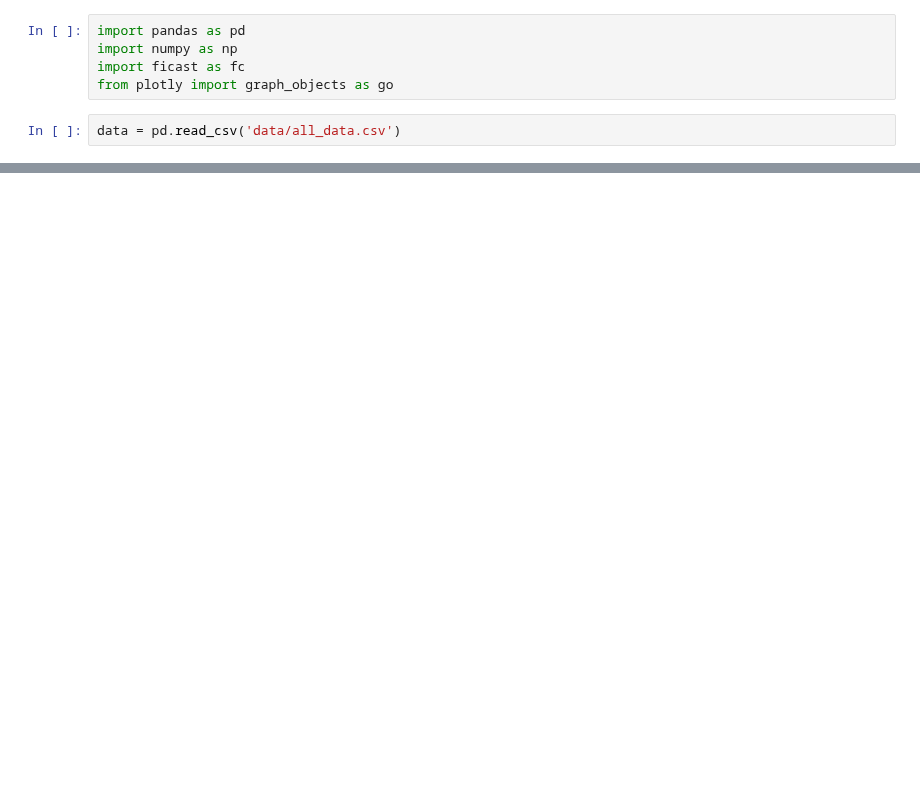
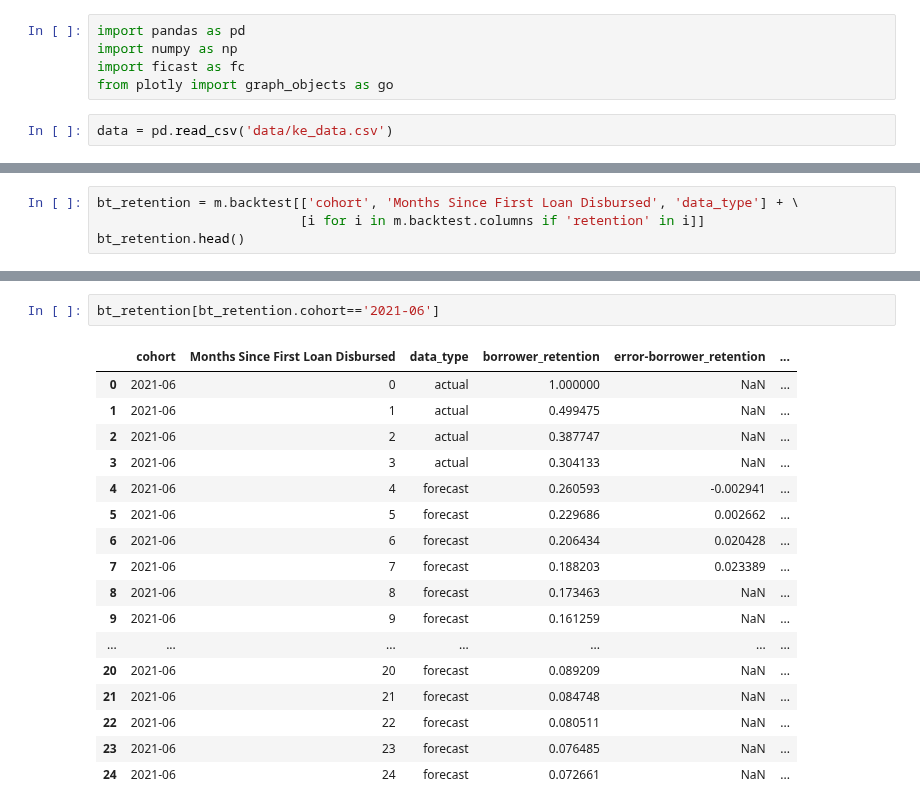
Before and after one commit to kliao-tala/pyltv, a Jupyter notebook: Survival Exploratory Analysis.ipynb, the cells around one changed output, grey strips where cells are left out. Cells and saved outputs as stored; diff of their text form; blank space fills up the shorter version.

```diff
--- a/Survival Exploratory Analysis.ipynb
+++ b/Survival Exploratory Analysis.ipynb
@@ -4,4 +4,4 @@ import numpy as np
 import ficast as fc
 from plotly import graph_objects as go
 # %%
-data = pd.read_csv('data/all_data.csv')
+data = pd.read_csv('data/ke_data.csv')
@@ -46,0 +86,4 @@ m.plot_cohorts('borrower_retention', data='raw')
+# %%
+bt_retention = m.backtest[['cohort', 'Months Since First Loan Disbursed', 'data_type'] + \
+                          [i for i in m.backtest.columns if 'retention' in i]]
+bt_retention.head()
@@ -46,0 +97,20 @@ m.plot_cohorts('borrower_retention', data='raw')
+# %%
+bt_retention[bt_retention.cohort=='2021-06']
+# %% [output]
+|  | cohort | Months Since First Loan Disbursed | data_type | borrower_retention | error-borrower_retention | ... |
+| 0 | 2021-06 | 0 | actual | 1.000000 | NaN | ... |
+| 1 | 2021-06 | 1 | actual | 0.499475 | NaN | ... |
+| 2 | 2021-06 | 2 | actual | 0.387747 | NaN | ... |
+| 3 | 2021-06 | 3 | actual | 0.304133 | NaN | ... |
+| 4 | 2021-06 | 4 | forecast | 0.260593 | -0.002941 | ... |
+| 5 | 2021-06 | 5 | forecast | 0.229686 | 0.002662 | ... |
+| 6 | 2021-06 | 6 | forecast | 0.206434 | 0.020428 | ... |
+| 7 | 2021-06 | 7 | forecast | 0.188203 | 0.023389 | ... |
+| 8 | 2021-06 | 8 | forecast | 0.173463 | NaN | ... |
+| 9 | 2021-06 | 9 | forecast | 0.161259 | NaN | ... |
+| ... | ... | ... | ... | ... | ... | ... |
+| 20 | 2021-06 | 20 | forecast | 0.089209 | NaN | ... |
+| 21 | 2021-06 | 21 | forecast | 0.084748 | NaN | ... |
+| 22 | 2021-06 | 22 | forecast | 0.080511 | NaN | ... |
+| 23 | 2021-06 | 23 | forecast | 0.076485 | NaN | ... |
+| 24 | 2021-06 | 24 | forecast | 0.072661 | NaN | ... |
```
Also changed, not shown: parts of 8 cells of this notebook, 1 other file.
